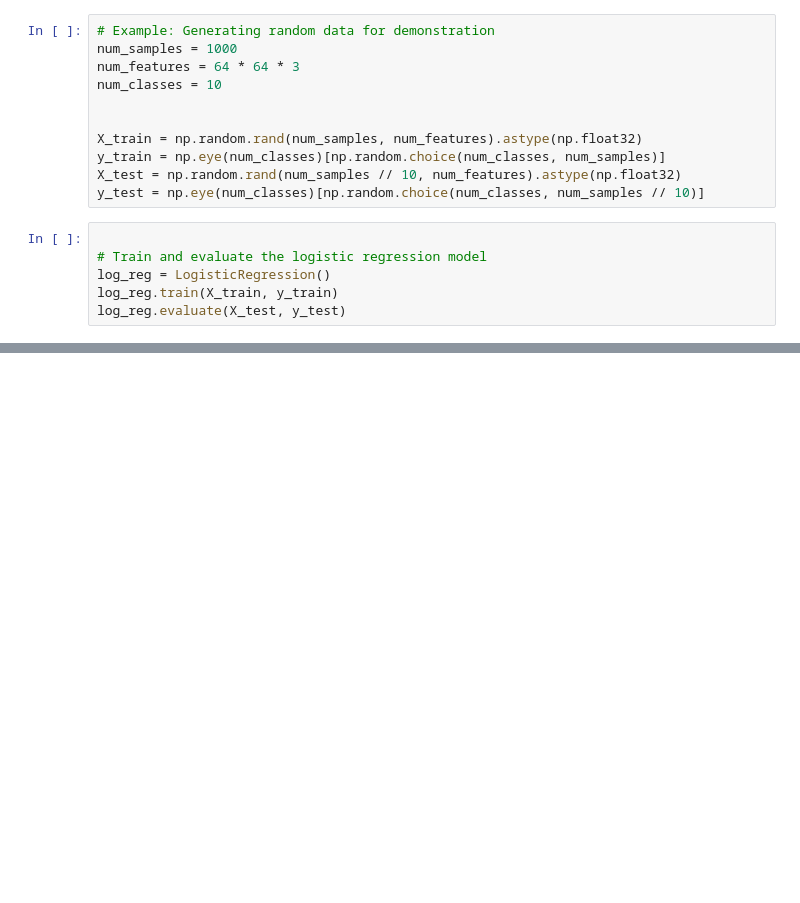
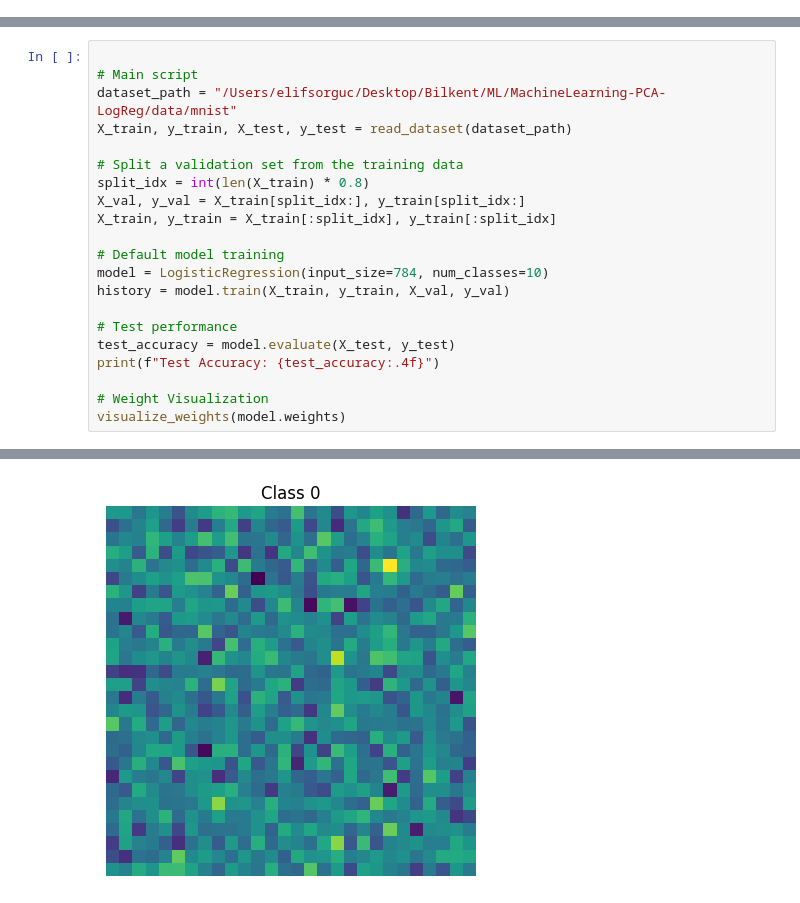
Before and after one commit to elifsorguc/MachineLearning-PCA-LogReg, a Jupyter notebook: src/main.ipynb, the cells around one changed output, grey strips where cells are left out. Drawn from its saved outputs; the diff is of its cells as text; blank space fills up the shorter version.

```diff
--- a/src/main.ipynb
+++ b/src/main.ipynb
@@ -136,17 +185,0 @@ class LogisticRegression:
-# %%
-# Example: Generating random data for demonstration
-num_samples = 1000
-num_features = 64 * 64 * 3
-num_classes = 10
-
-
-X_train = np.random.rand(num_samples, num_features).astype(np.float32)
-y_train = np.eye(num_classes)[np.random.choice(num_classes, num_samples)]
-X_test = np.random.rand(num_samples // 10, num_features).astype(np.float32)
-y_test = np.eye(num_classes)[np.random.choice(num_classes, num_samples // 10)]
-# %%
-
-# Train and evaluate the logistic regression model
-log_reg = LogisticRegression()
-log_reg.train(X_train, y_train)
-log_reg.evaluate(X_test, y_test)
@@ -170,0 +355,22 @@ Test Accuracy: 11.00%
+# %%
+
+# Main script
+dataset_path = "/Users/elifsorguc/Desktop/Bilkent/ML/MachineLearning-PCA-LogReg/data/mnist"
+X_train, y_train, X_test, y_test = read_dataset(dataset_path)
+
+# Split a validation set from the training data
+split_idx = int(len(X_train) * 0.8)
+X_val, y_val = X_train[split_idx:], y_train[split_idx:]
+X_train, y_train = X_train[:split_idx], y_train[:split_idx]
+
+# Default model training
+model = LogisticRegression(input_size=784, num_classes=10)
+history = model.train(X_train, y_train, X_val, y_val)
+
+# Test performance
+test_accuracy = model.evaluate(X_test, y_test)
+print(f"Test Accuracy: {test_accuracy:.4f}")
+
+# Weight Visualization
+visualize_weights(model.weights)
+# %% [output]
@@ -170,0 +394 @@ Test Accuracy: 11.00%
+[figure, added]
```
Also changed, not shown: parts of 9 cells of this notebook, 3 other files.
